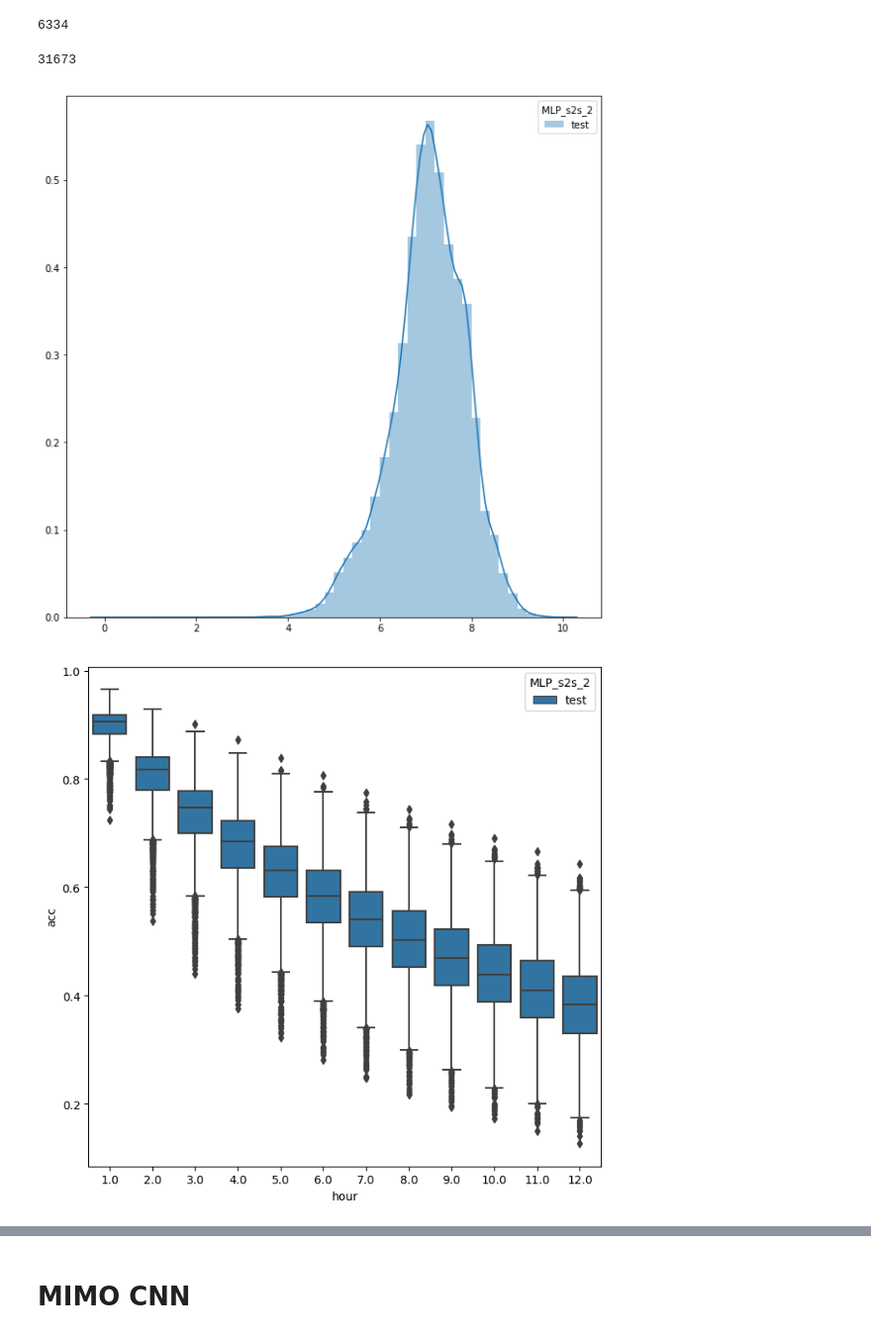
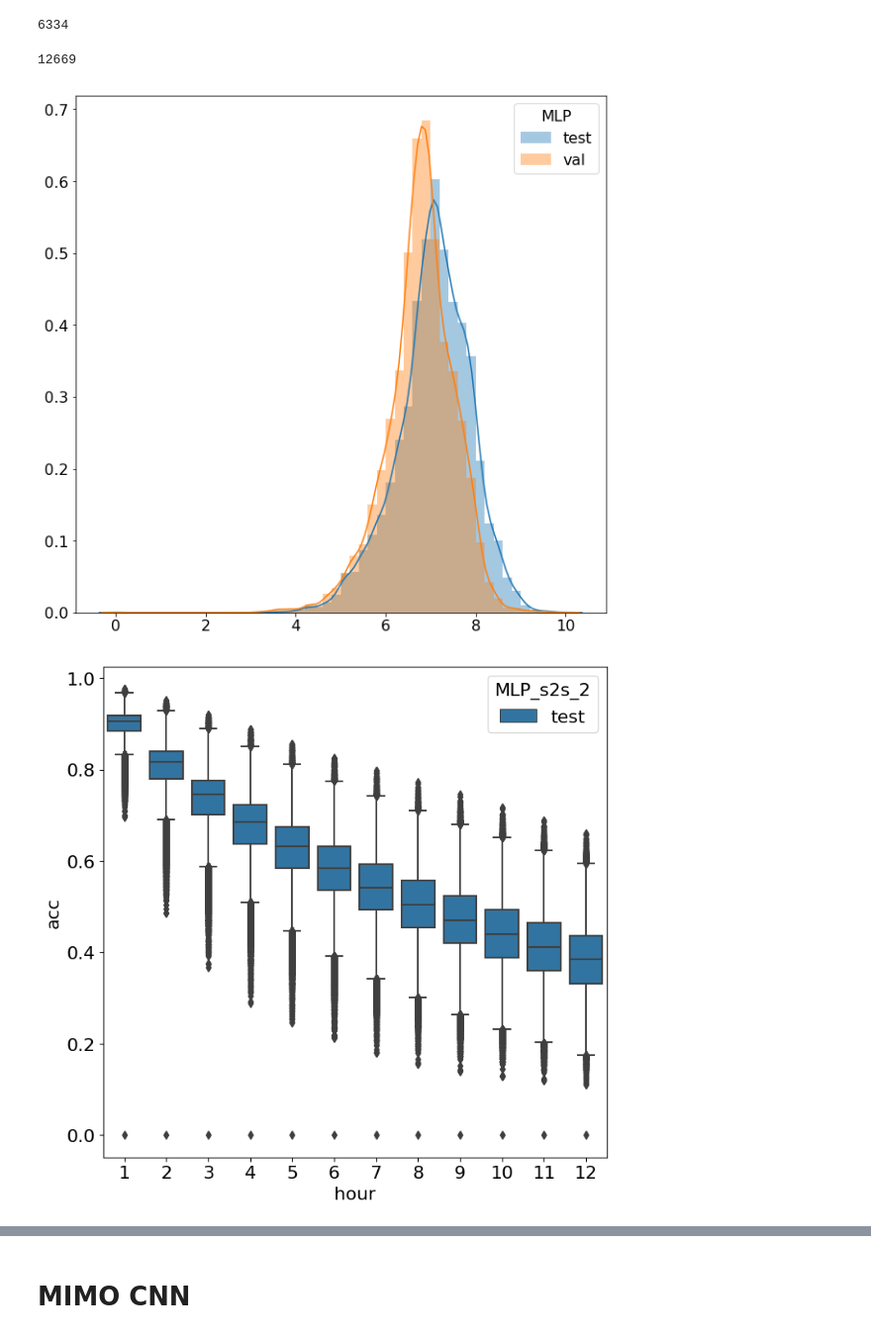
Before and after one commit to bejar/Wind, a Jupyter notebook: Notebooks/0EnergiesStatisticsFullExpIndividual.ipynb, the cells around one changed output, grey strips where cells are left out. Shown: that part at 99% size. Saved outputs shown, nothing was run; the diff lists cells and outputs as text; code cells hidden in the pictures.

Commit message:
Using integers for the hours in the boxplots and some updating of notebooks

```diff
--- a/Notebooks/0EnergiesStatisticsFullExpIndividual.ipynb
+++ b/Notebooks/0EnergiesStatisticsFullExpIndividual.ipynb
@@ -59,7 +59,7 @@ validation     0.9610      0.002    517.184      0.000       0.957       0.965
 # MIMO MLP
 # %%
 query = {"experiment": "MLP_s2s_2","status":"done"}
-results = DBResults(conn=mongolocal)
+results = DBResults(conn=mongolocaltest)
 results.retrieve_results(query)
 results.selected_size()
 # %% [output]
@@ -72,15 +72,15 @@ results.plot_map(mapbox=False,dset=('test'),figsize=(1200,800))
 # %% [output]
 6334
 # %%
-results.sample(.25)
+results.sample(.10)
 results.selected_size()
 
-results.plot_distplot(seaborn=True, notebook=True, summary='sum',dset=('test'), figsize=(10,10))
+results.plot_distplot(seaborn=True, notebook=True, summary='sum',dset=('test', 'val'), figsize=(10,10),font=16, title='MLP')
 # %% [output]
-31673
+12669
-[figure, old version]
+[figure, new version]
 # %%
 results.plot_hours_boxplot(dset=('test'),figsize=(8,8))
 # %% [output]
-[figure, old version]
+[figure, new version]
 # %%
```
Also changed, not shown: parts of 2 cells of this notebook, 3 other files.
